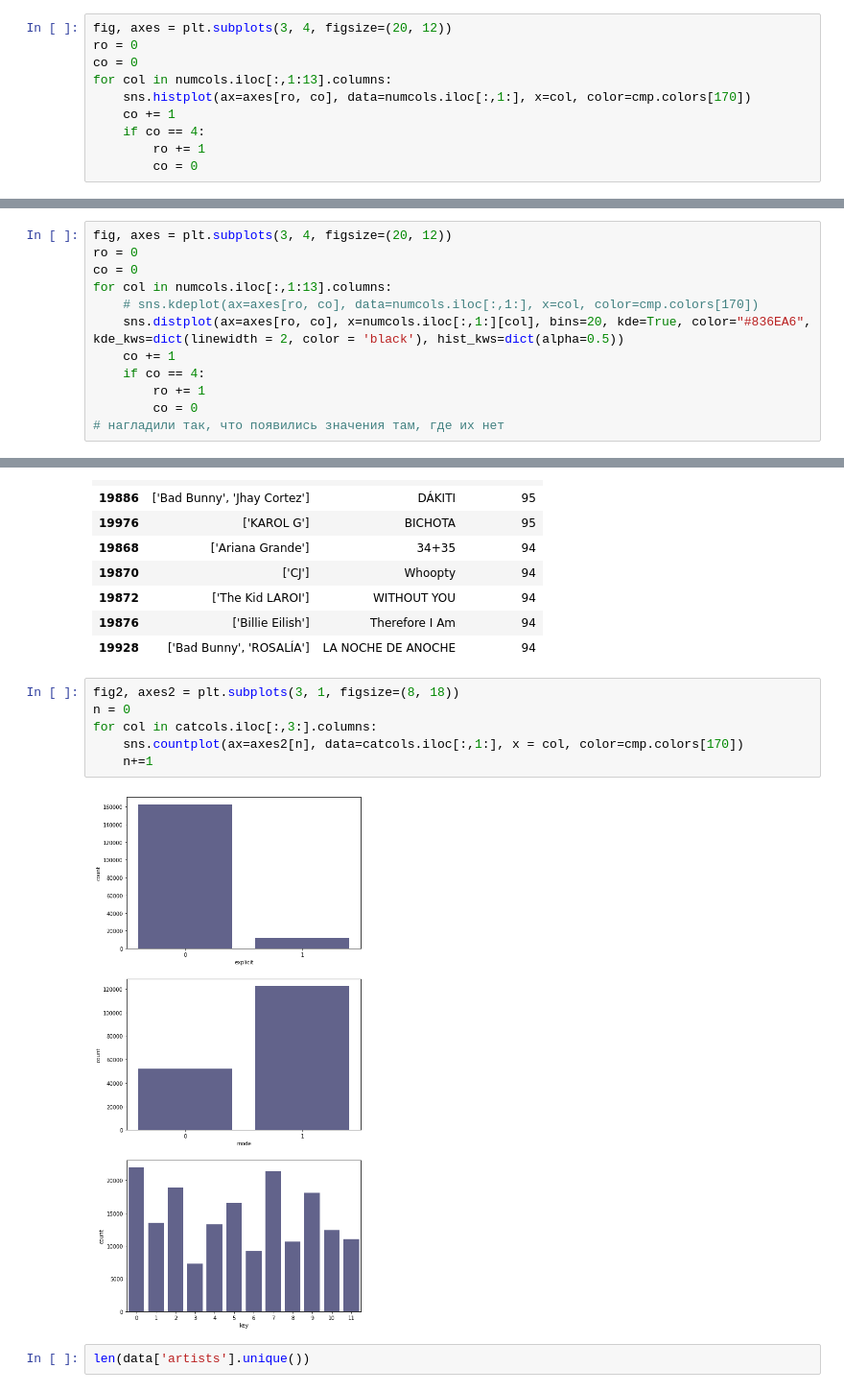
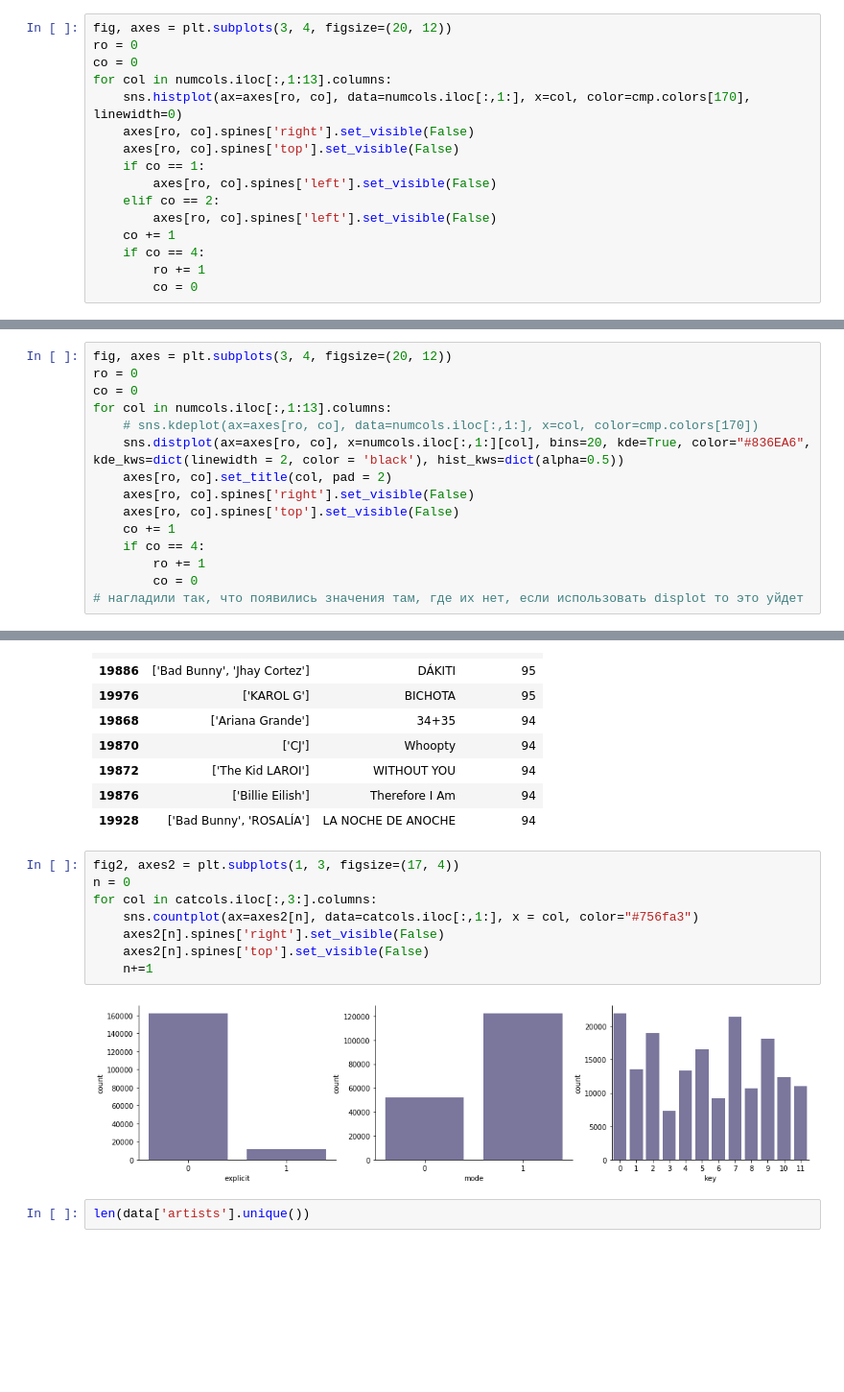
Before and after one commit to Lisstrange/Mini-examples, a Jupyter notebook: Recomendation music on Spotify Dataset.ipynb, the cells around one changed output, grey strips where cells are left out. Shown at 96% size. Saved outputs shown, nothing was run; the diff lists cells and outputs as text; blank space fills up the shorter version.

Commit message:
added ridgeplots, cleaned other charts a bit

```diff
--- a/Recomendation music on Spotify Dataset.ipynb
+++ b/Recomendation music on Spotify Dataset.ipynb
@@ -116,7 +114,13 @@ fig, axes = plt.subplots(3, 4, figsize=(20, 12))
 ro = 0
 co = 0
 for col in numcols.iloc[:,1:13].columns:
-    sns.histplot(ax=axes[ro, co], data=numcols.iloc[:,1:], x=col, color=cmp.colors[170])
+    sns.histplot(ax=axes[ro, co], data=numcols.iloc[:,1:], x=col, color=cmp.colors[170], linewidth=0)
+    axes[ro, co].spines['right'].set_visible(False)
+    axes[ro, co].spines['top'].set_visible(False)
+    if co == 1:
+        axes[ro, co].spines['left'].set_visible(False)
+    elif co == 2:
+        axes[ro, co].spines['left'].set_visible(False)
     co += 1
     if co == 4:
         ro += 1
@@ -130,9 +169,12 @@ co = 0
 for col in numcols.iloc[:,1:13].columns:
     # sns.kdeplot(ax=axes[ro, co], data=numcols.iloc[:,1:], x=col, color=cmp.colors[170])
     sns.distplot(ax=axes[ro, co], x=numcols.iloc[:,1:][col], bins=20, kde=True, color="#836EA6", kde_kws=dict(linewidth = 2, color = 'black'), hist_kws=dict(alpha=0.5))
+    axes[ro, co].set_title(col, pad = 2)
+    axes[ro, co].spines['right'].set_visible(False)
+    axes[ro, co].spines['top'].set_visible(False)
     co += 1
     if co == 4:
         ro += 1
         co = 0
-# нагладили так, что появились значения там, где их нет
+# нагладили так, что появились значения там, где их нет, если использовать displot то это уйдет
 # %% [output]
@@ -152,13 +194,15 @@ data[['artists', 'name', 'popularity']].sort_values(by='popularity', ascending=F
 | 19876 | ['Billie Eilish'] | Therefore I Am | 94 |
 | 19928 | ['Bad Bunny', 'ROSALÍA'] | LA NOCHE DE ANOCHE | 94 |
 # %%
-fig2, axes2 = plt.subplots(3, 1, figsize=(8, 18))
+fig2, axes2 = plt.subplots(1, 3, figsize=(17, 4))
 n = 0
 for col in catcols.iloc[:,3:].columns:
-    sns.countplot(ax=axes2[n], data=catcols.iloc[:,1:], x = col, color=cmp.colors[170])
+    sns.countplot(ax=axes2[n], data=catcols.iloc[:,1:], x = col, color="#756fa3")
+    axes2[n].spines['right'].set_visible(False)
+    axes2[n].spines['top'].set_visible(False)
     n+=1
 # %% [output]
-[figure, old version]
+[figure, new version]
 # %%
 len(data['artists'].unique())
 # %% [output]
```
Also changed, not shown: parts of 17 cells of this notebook, 1 other file.
